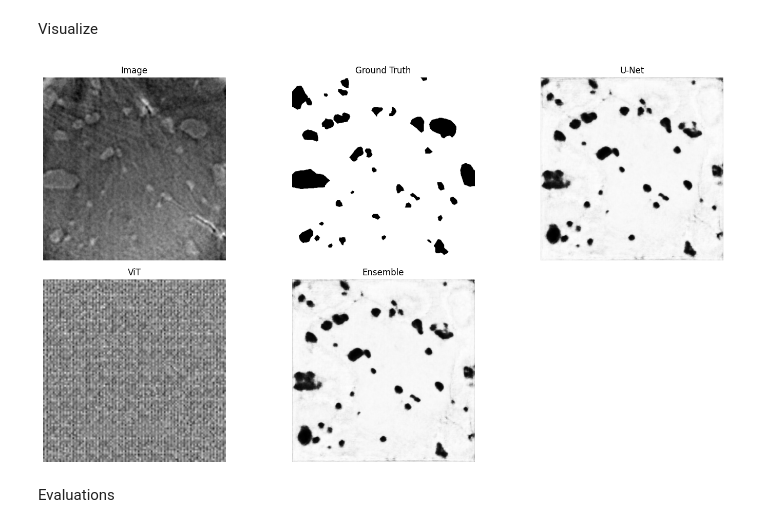
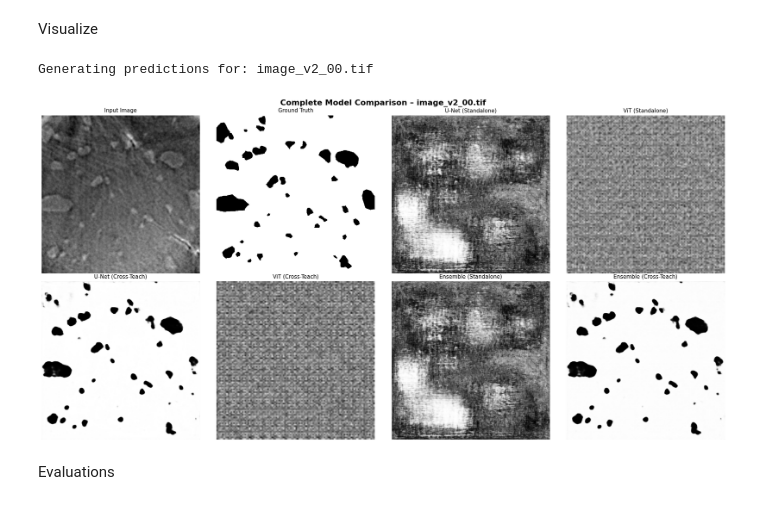
Before and after one commit to DavidBrin/Semi-supervised-Microtomography-Segmentation, a Jupyter notebook: Segmentation_Models_Comparison.ipynb, the cells around one changed output. Cells and saved outputs as stored; diff of their text form; code cells hidden in the pictures.

```diff
--- a/Segmentation_Models_Comparison.ipynb
+++ b/Segmentation_Models_Comparison.ipynb
@@ -482,48 +500,74 @@ def predict_vit(vit, image_tensor, device="cuda"):
 # %% [markdown]
 Visualize
 # %%
-def visualize_predictions(image, mask, unet_pred, vit_pred, ensemble_pred):
+def visualize_all_predictions(image, mask, unet_pred, vit_pred, xunet_pred, xvit_pred,
+                              ens_standalone_pred, ens_crossteach_pred, filename=""):
+    """Visualize all model predictions side-by-side."""
     image = image.squeeze().cpu().numpy()
     mask = mask.squeeze().cpu().numpy()
-    up = unet_pred.squeeze().cpu().numpy()
-    vp = vit_pred.squeeze().cpu().numpy()
-    ep = ensemble_pred.squeeze().cpu().numpy()
 
-    plt.figure(figsize=(15, 8))
+    predictions = {
+        "Input Image": image,
+        "Ground Truth": mask,
+        "U-Net (Standalone)": unet_pred.squeeze().cpu().numpy(),
+        "ViT (Standalone)": vit_pred.squeeze().cpu().numpy(),
+        "U-Net (Cross-Teach)": xunet_pred.squeeze().cpu().numpy(),
+        "ViT (Cross-Teach)": xvit_pred.squeeze().cpu().numpy(),
+        "Ensemble (Standalone)": ens_standalone_pred.squeeze().cpu().numpy(),
+        "Ensemble (Cross-Teach)": ens_crossteach_pred.squeeze().cpu().numpy(),
+    }
 
-    titles = ["Image", "Ground Truth", "U-Net", "ViT", "Ensemble"]
-    imgs = [image, mask, up, vp, ep]
+    fig, axes = plt.subplots(2, 4, figsize=(20, 10))
+    fig.suptitle(f"Complete Model Comparison – {filename}", fontsize=16, fontweight='bold')
 
-    for i, (t, im) in enumerate(zip(titles, imgs), 1):
-        plt.subplot(2, 3, i)
-        plt.imshow(im, cmap="gray")
-        plt.title(t)
-        plt.axis("off")
+    axes = axes.flatten()
+    for idx, (title, img_data) in enumerate(predictions.items()):
+        axes[idx].imshow(img_data, cmap="gray")
+        axes[idx].set_title(title, fontsize=11)
+        axes[idx].axis("off")
 
     plt.tight_layout()
     plt.show()
 
+
+# ==========================================
+# Generate predictions from all models
+# ==========================================
 idx = 0
 image, mask, fname = dataset[idx]
 
-image_tensor = image.unsqueeze(0).to(DEVICE)   # shape: (1, 1, H, W)
-mask_tensor  = mask.unsqueeze(0).to(DEVICE)
+image_tensor = image.unsqueeze(0).to(DEVICE)
+mask_tensor = mask.unsqueeze(0).to(DEVICE)
 
-# Get model predictions
+print(f"Generating predictions for: {fname}")
+
+# Standalone models
 unet_pred = predict_unet(unet, image_tensor, device=DEVICE)
 vit_pred = predict_vit(vit, image_tensor, device=DEVICE)
-ensemble_pred = ensemble.ensemble_predict(image_tensor)
 
-# Visualize
-visualize_predictions(
+# Cross-teaching models
+xunet_pred = predict_unet(Xunet, image_tensor, device=DEVICE)
+xvit_pred = predict_vit(Xvit, image_tensor, device=DEVICE)
+
+# Ensembles
+ens_standalone_pred = ensemble_standalone.ensemble_predict(image_tensor)
+ens_crossteach_pred = ensemble_crossteach.ensemble_predict(image_tensor)
+
+# Visualize all
+visualize_all_predictions(
     image_tensor,
     mask_tensor,
     unet_pred,
     vit_pred,
-    ensemble_pred
+    xunet_pred,
+    xvit_pred,
+    ens_standalone_pred,
+    ens_crossteach_pred,
+    filename=fname
 )
 # %% [output]
+Generating predictions for: image_v2_00.tif
-[figure, old version]
+[figure, new version]
 # %% [markdown]
 Evaluations
 # %%
```
Also changed, not shown: parts of 5 cells of this notebook, 2 other files.
